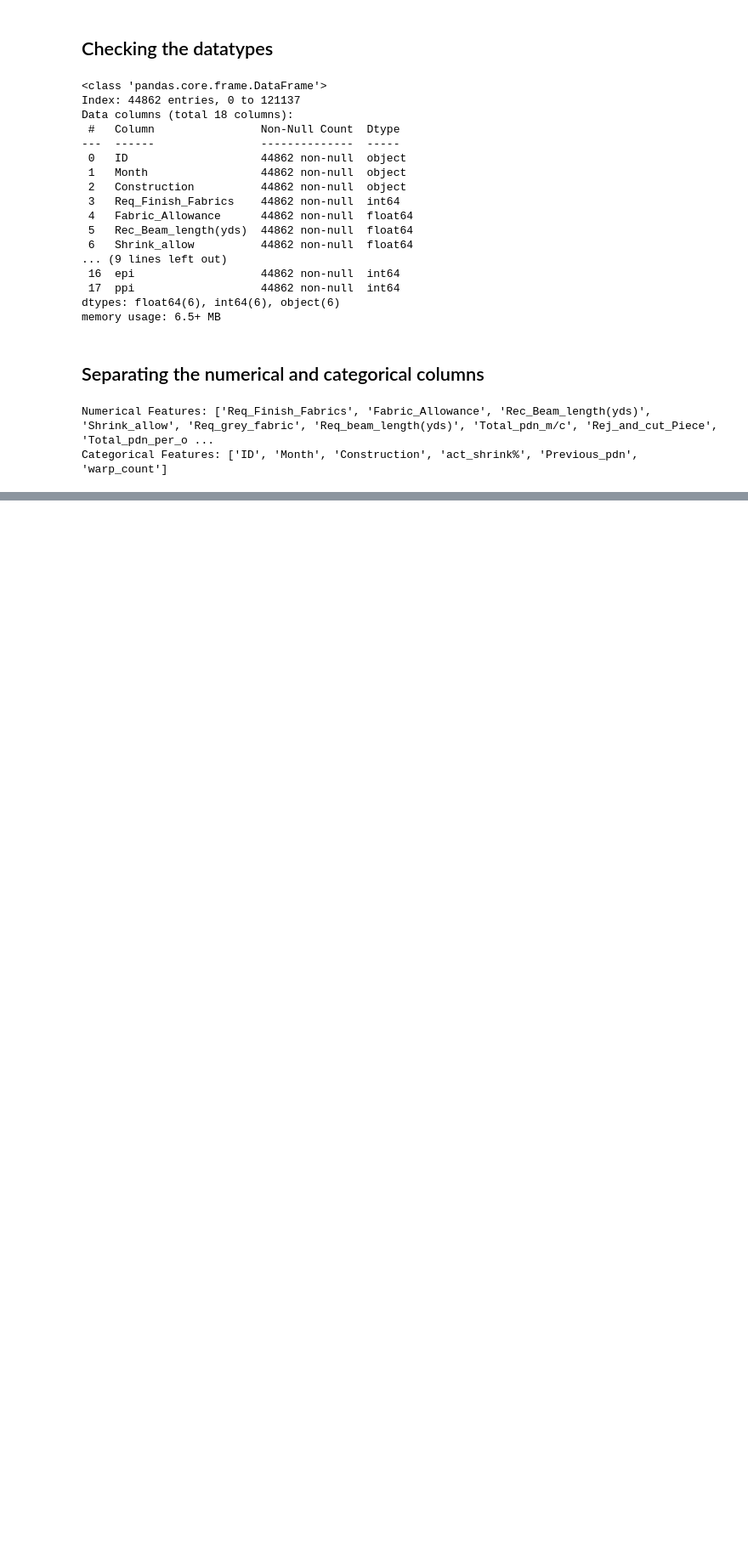
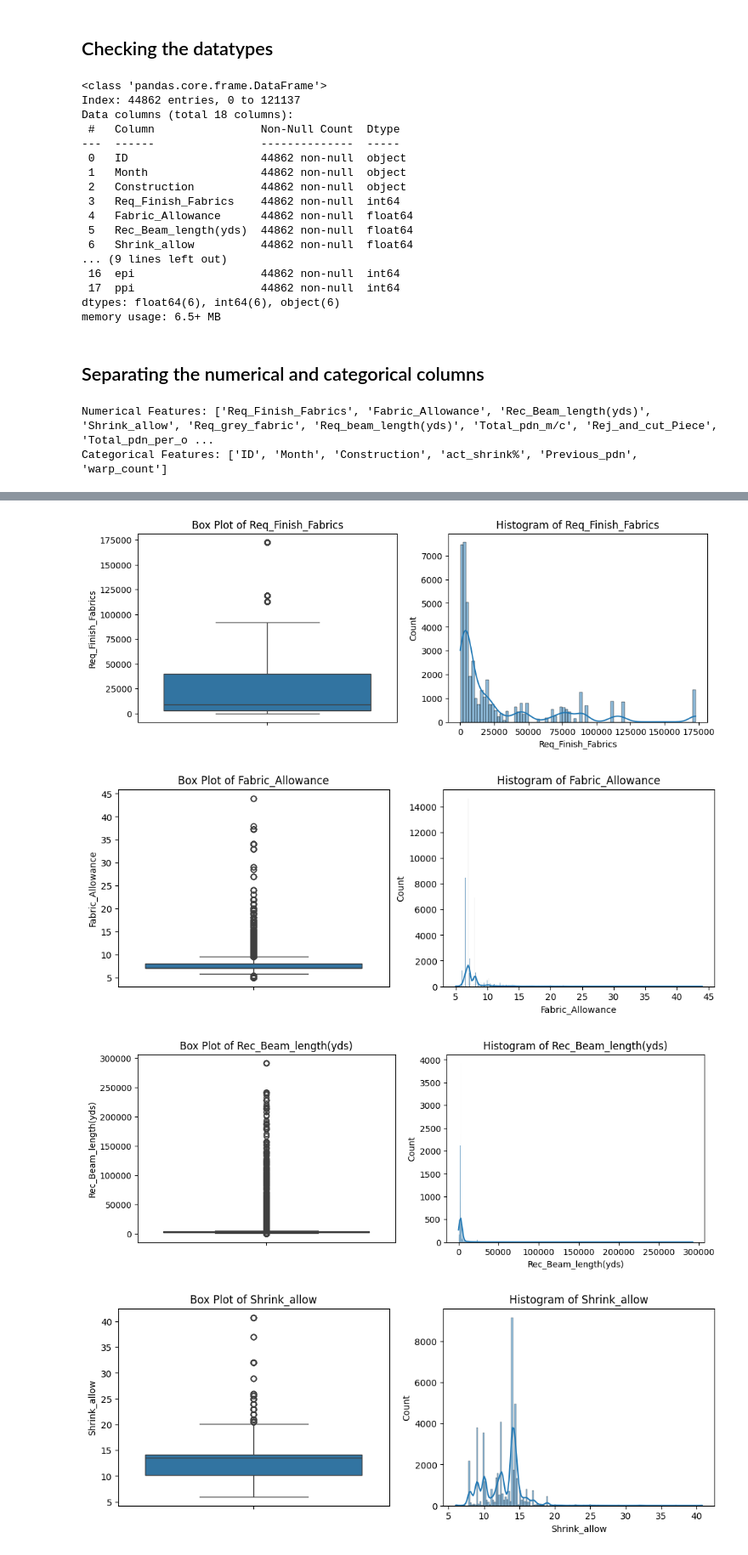
Before and after one commit to AmnaAli45/WasteWeave, a Jupyter notebook: model_training.ipynb, the cells around one changed output, grey strips where cells are left out. Shown at 85% size. Saved outputs shown, nothing was run; the diff lists cells and outputs as text; code cells hidden in the pictures; blank space fills up the shorter version.

Commit message:
plotting of numerical columns done

```diff
--- a/model_training.ipynb
+++ b/model_training.ipynb
@@ -129,0 +135,18 @@ Categorical Features: ['ID', 'Month', 'Construction', 'act_shrink%', 'Previous_p
+# %%
+for c in numerical_features:
+    fig,axes = plt.subplots(1,2,figsize=(12,4))
+
+    # Box Plot
+    sns.boxplot(data = data, y = c, ax=axes[0])
+    axes[0].set_title(f'Box Plot of {c}')
+
+    # histogram
+    sns.histplot(data = data, x = c, ax=axes[1], kde=True)
+    axes[1].set_title(f'Histogram of {c}')
+
+    plt.show()
+# %% [output]
+[figure, added]
+[figure, added]
+[figure, added]
+[figure, added]
```
Also changed, not shown: parts of 4 cells of this notebook.
